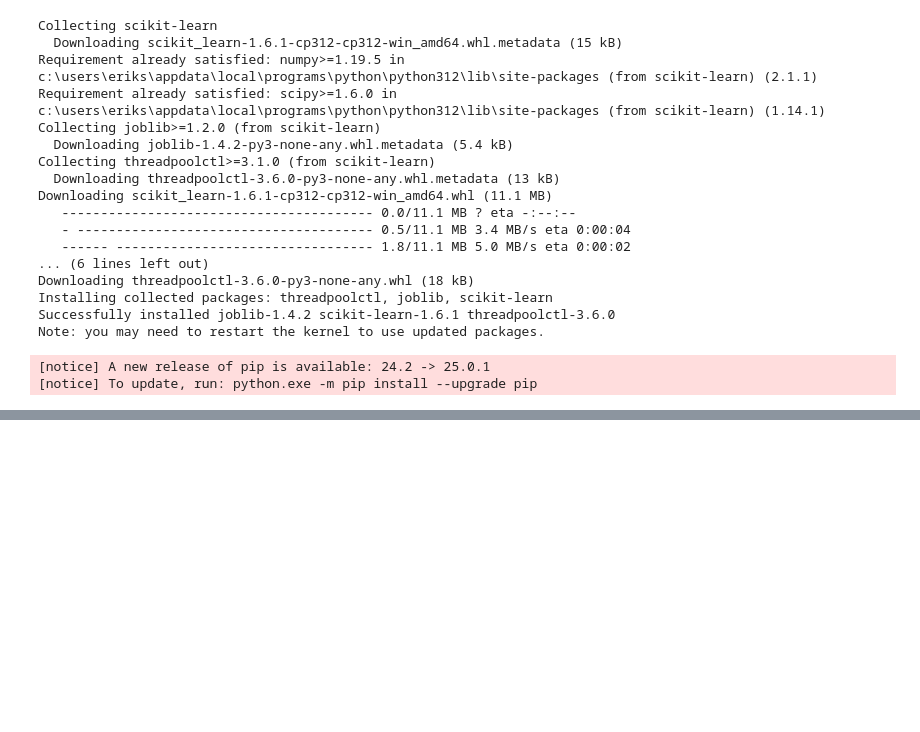
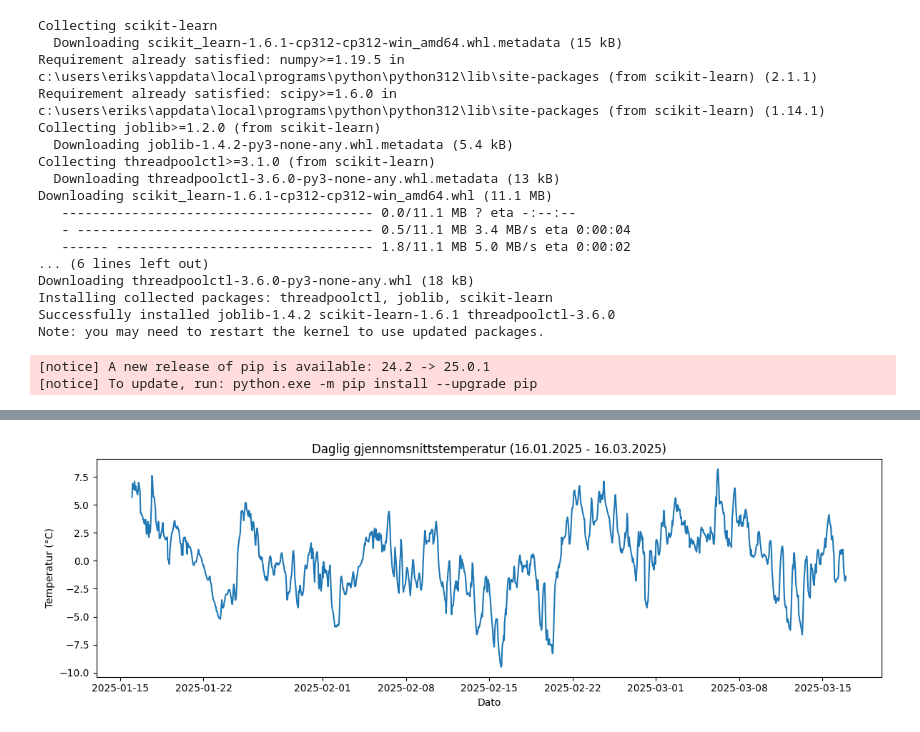
Before and after one commit to friha03/Milj-dataanalyseapplikasjon, a Jupyter notebook: API_Weather/Prediktiv_analyse_for_Weather_API.ipynb, the cells around one changed output, grey strips where cells are left out. Drawn from its saved outputs; the diff is of its cells as text; code cells hidden in the pictures; blank space fills up the shorter version.

```diff
--- a/API_Weather/Prediktiv_analyse_for_Weather_API.ipynb
+++ b/API_Weather/Prediktiv_analyse_for_Weather_API.ipynb
@@ -25,6 +25,7 @@ import pandas as pd
 import numpy as np
 import matplotlib.pyplot as plt
 import seaborn as sns
+import os
 from sklearn.linear_model import LinearRegression
 from sklearn.metrics import mean_absolute_error, mean_squared_error
 from sklearn.model_selection import train_test_split
@@ -33,7 +34,11 @@ from sklearn.model_selection import train_test_split
 
 # Last inn datasettet
 
-df = pd.read_csv("trondheim_vaerdata_full_1.csv", parse_dates = ['Tidspunkt'])
+file_path = os.path.join("..", "data", "trondheim_vaerdata_full_1.csv")
+
+df = pd.read_csv(file_path)
+
+df = pd.read_csv(file_path, parse_dates = ['Tidspunkt'])
 print(df.columns)
 
 df['year'] = df['Tidspunkt'].dt.year
@@ -70,13 +75,13 @@ plt.show()
 
 # Visualisering 2: Søylediagram (månedlig nedbør)
 
-monthly_precip = df.resample('M', on='Tidspunkt').sum(numeric_only=True)
+monthly_precip = df.resample('D', on='Tidspunkt').sum(numeric_only=True)
 
 plt.figure(figsize=(10, 4))
 
 monthly_precip['Nedbør (mm)'].plot(kind='bar')
 
-plt.title("Månedlig nedbør (mm)")
+plt.title("Daglig nedbør (mm)")
 
 plt.ylabel("Nedbør (mm)")
 
@@ -101,78 +106,4 @@ plt.ylabel("Temperatur (°C)")
 plt.tight_layout()
 
 plt.show()
-
-
-
-# ---- Modelltrening ----
-
-# Velg features og target
-
-features = df[['year', 'day_of_year']]
-
-target = df['Temperatur (°C)']
-
-
-
-# Tren på data før 2025, test på 2025
-
-X_train = features[df['year'] < 2025]
-
-X_test = features[df['year'] == 2025]
-
-y_train = target[df['year'] < 2025]
-
-y_test = target[df['year'] == 2025]
-
-
-
-# Tren modellen
-
-model = LinearRegression()
-
-model.fit(X_train, y_train)
-
-
-
-# Evaluer modellen
-
-y_pred = model.predict(X_test)
-
-print("MAE:", mean_absolute_error(y_test, y_pred))
-
-print("RMSE:", np.sqrt(mean_squared_error(y_test, y_pred)))
-
-
-
-# ---- Prediksjon for 2026 ----
-
-future_2026 = pd.DataFrame({
-
-    'year': [2026] * 365,
-
-    'day_of_year': list(range(1, 366))  # 2026 er skuddår
-
-})
-
-
-
-future_2026['predicted_temperature'] = model.predict(future_2026)
-
-
-
-# Visualiser prediksjonen
-
-plt.figure(figsize=(10, 4))
-
-plt.plot(future_2026['day_of_year'], future_2026['predicted_temperature'])
-
-plt.title("Forventet daglig temperatur i 2026 (lineær regresjon)")
-
-plt.xlabel("Dag i året")
-
-plt.ylabel("Predikert temperatur (°C)")
-
-plt.tight_layout()
-
-plt.show()
 # %% [output]
@@ -179,0 +113 @@ FileNotFoundError: [Errno 2] No such file or directory: 'trondheim_vaerdata_full
+[figure, added]
```
Also changed, not shown: parts of 2 cells of this notebook, 1 other file.
